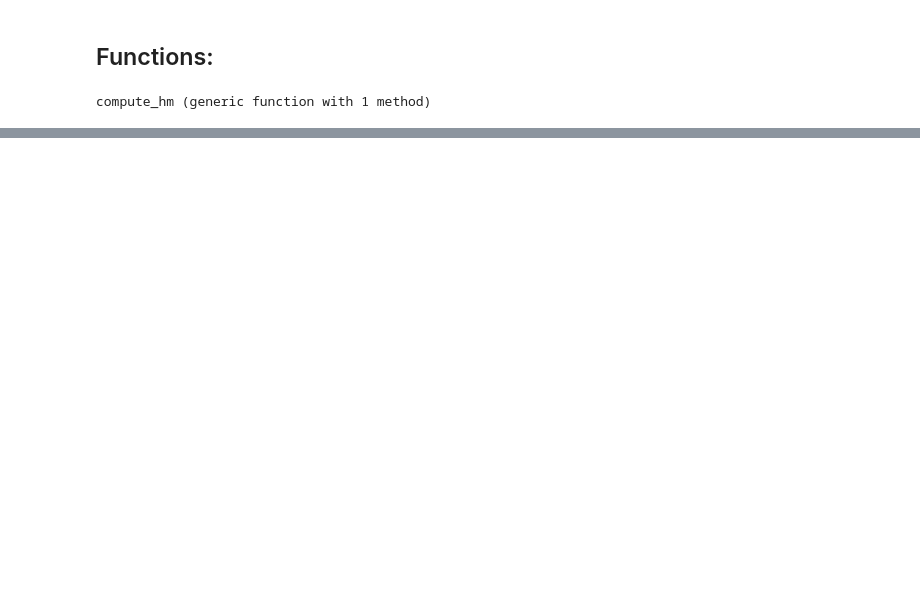
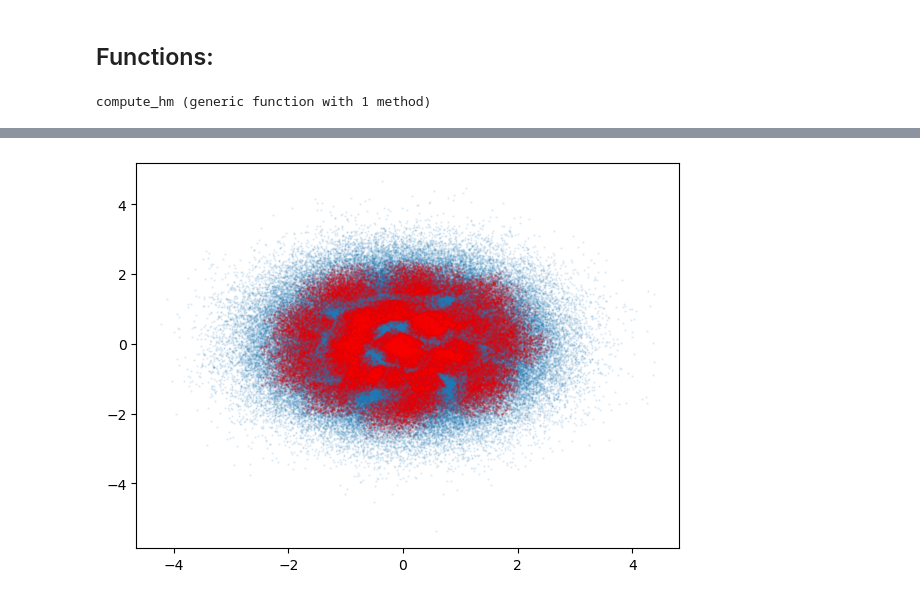
Before and after one commit to VasylHafych/AHMI-Volumes, a Jupyter notebook: notebooks/4-Functions.ipynb, the cells around one changed output, grey strips where cells are left out. Cells and saved outputs as stored; diff of their text form; code cells hidden in the pictures; blank space fills up the shorter version.

Commit message:
Whitening fixed

```diff
--- a/notebooks/4-Functions.ipynb
+++ b/notebooks/4-Functions.ipynb
@@ -140,29 +148,42 @@ smpl_ld = samples.logd # .- log_d_minimum # subtract constant pedestal;
 # %%
+smpl_v = collect(flatview(unshaped.(samples.v)))
+smpl_w = samples.weight
+
+log_d_minimum = minimum(samples.logd )
+smpl_ld = samples.logd .- log_d_minimum # subtract constant pedestal;
+
+# *** initialie samples:
+
 steep_edges = [find_steep_edges(row, smpl_w) for row in eachrow(smpl_v)]
-whiten_trans_init = find_whiten_trans(smpl_v, smpl_w, edges=steep_edges).W
-smpl_v = apply_whiten_trans(smpl_v, whiten_trans_init)
+whiten_init_w, whiten_init_μ = find_whiten_trans(smpl_v, smpl_w, edges=steep_edges)
+smpl_v = apply_whiten_trans(smpl_v, whiten_init_w, whiten_init_μ)
 
 integral_estimates = Float64[]
+samples_subspaes = []
+samples_volumes= []
+samples_clusters = []
 
-n_clusters = 2
+n_clusters = 40
 
 clusters = apply_clustering(smpl_v, smpl_w, n_clusters)
 
 for clust_ind in 1:n_clusters
     mask_cluster = clusters.assignments .== clust_ind
-    whiten_trans_tmp = find_whiten_trans(smpl_v[:,mask_cluster], smpl_w[mask_cluster], edges=steep_edges).W
-    smpl_tmp = apply_whiten_trans(smpl_v, whiten_trans_tmp)
+    whiten_tmp_w, whiten_tmp_μ = find_whiten_trans(smpl_v[:,mask_cluster], smpl_w[mask_cluster]) #edges=steep_edges
+    smpl_tmp = apply_whiten_trans(smpl_v, whiten_tmp_w, whiten_tmp_μ)
 
-    cluster_center = whiten_trans_tmp * clusters.centers[:,clust_ind]
+    cluster_center = whiten_tmp_w * clusters.centers[:,clust_ind]
     mask_volume, volume = find_volume(smpl_tmp[:,mask_cluster], smpl_w[mask_cluster], smpl_ld[mask_cluster], cluster_center)
 
-#     mask_cluster_t = deepcopy(mask_cluster)
+    push!(samples_subspaes, smpl_tmp[:,mask_cluster])
     mask_cluster[mask_cluster .== 1] .= mask_volume
-#     hm_estimate = compute_hm(smpl_tmp, smpl_w, smpl_ld, mask_cluster, volume, abs(det(whiten_trans_init)), abs(det(whiten_trans_tmp)))
-     hm_estimate = compute_hm(smpl_tmp, smpl_w, smpl_ld, mask_cluster, volume, abs(det(whiten_trans_tmp*whiten_trans_init)), 1.0)
+    hm_estimate = compute_hm(smpl_tmp, smpl_w, smpl_ld, mask_cluster, volume, abs(det(whiten_init_w)), abs(det(whiten_tmp_w)))
 
-    hm_estimate = log(hm_estimate) #+ log_d_minimum
+    hm_estimate = log(hm_estimate) + log_d_minimum
+
     push!(integral_estimates, hm_estimate)
+    push!(samples_volumes, [mask_cluster])
+    push!(samples_clusters, [mask_volume])
 end
 # %%
 integral_estimates
@@ -180 +216,10 @@ ax.axhline([i_ahmi.val])
 PyObject <matplotlib.lines.Line2D object at 0x...>
+# %%
+fig, ax = plt.subplots(1,1, figsize=(7,5))
+ax.scatter(smpl_v[1,:], smpl_v[2,:], cmap="Spectral", alpha=0.1, s=0.5,)
+
+for iii in samples_volumes
+    ax.scatter(smpl_v[1,iii...], smpl_v[2,iii...], color="red", s=0.7,  alpha=0.1)
+end
+# %% [output]
+[figure, added]
```
Also changed, not shown: parts of 7 cells of this notebook.
